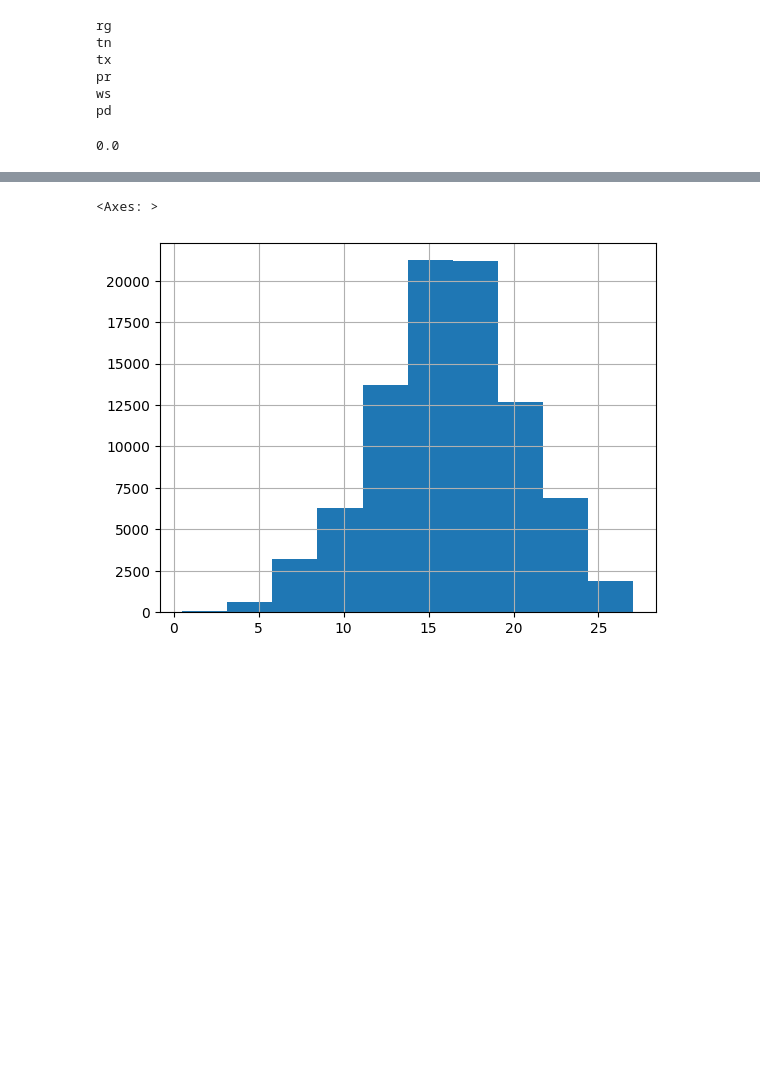
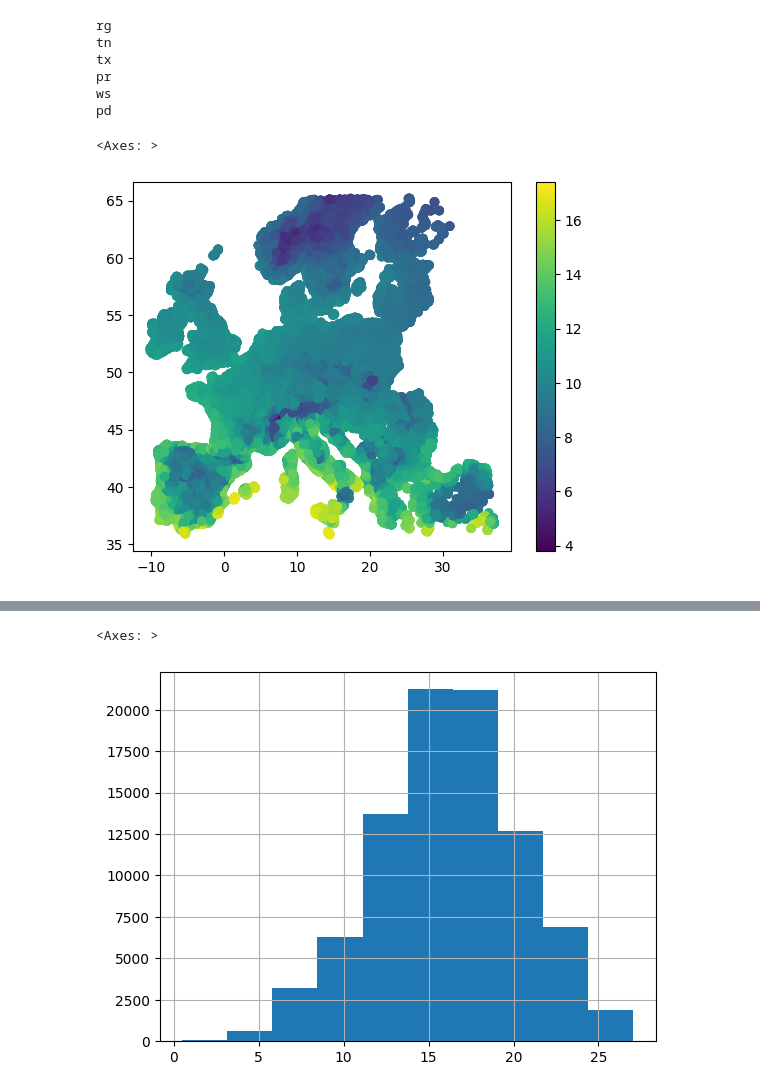
Before and after one commit to KrzysztofKalisiak/ROCM_repo, a Jupyter notebook: geoguesser_master.ipynb, the cells around one changed output, grey strips where cells are left out. Drawn from its saved outputs; the diff is of its cells as text; code cells hidden in the pictures; blank space fills up the shorter version.

```diff
--- a/geoguesser_master.ipynb
+++ b/geoguesser_master.ipynb
@@ -70,4 +68,5 @@ xds = rioxarray.open_rasterio('/home/krzysztof-kalisiak/Downloads/EMO-1arcmin-%s
-# %%
-xds.add_offset
-# %% [output]
-0.0
+# %%
+res.plot('pd', legend=True)
+# %% [output]
+<Axes: >
+[figure, added]
```
Also changed, not shown: parts of 4 cells of this notebook.
